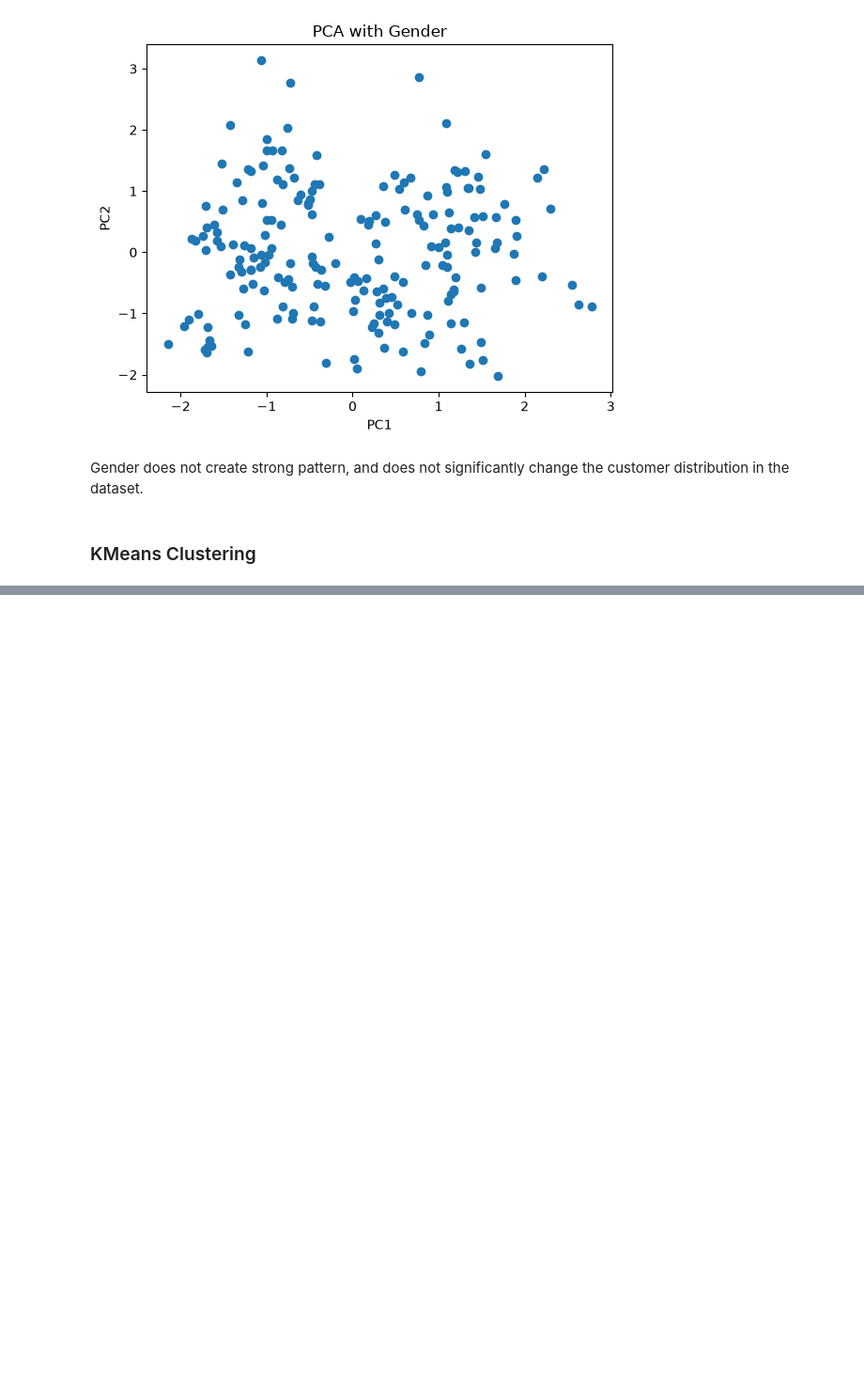
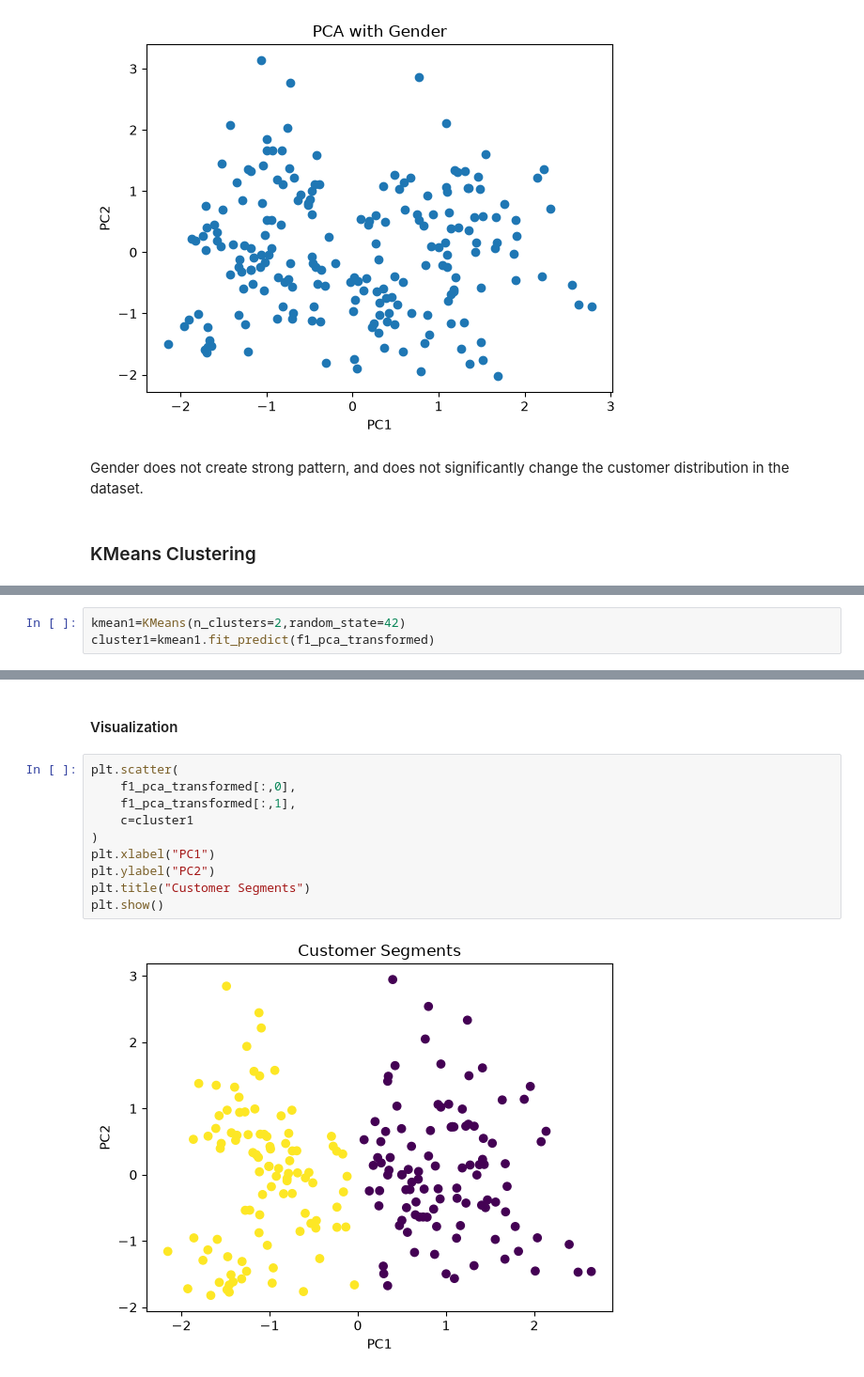
Before and after one commit to narendrajethi220/Customer-Segmentation-Behavior-Analysis-System, a Jupyter notebook: notebook/eda.ipynb, the cells around one changed output, grey strips where cells are left out. Shown at 94% size. Saved outputs shown, nothing was run; the diff lists cells and outputs as text; blank space fills up the shorter version.

```diff
--- a/notebook/eda.ipynb
+++ b/notebook/eda.ipynb
@@ -285,0 +348,3 @@ cluster1=kmean1.fit_predict(f1_pca_transformed)
+# %%
+kmean1=KMeans(n_clusters=2,random_state=42)
+cluster1=kmean1.fit_predict(f1_pca_transformed)
@@ -285,0 +362,14 @@ cluster1=kmean1.fit_predict(f1_pca_transformed)
+# %% [markdown]
+#### Visualization
+# %%
+plt.scatter(
+    f1_pca_transformed[:,0],
+    f1_pca_transformed[:,1],
+    c=cluster1
+)
+plt.xlabel("PC1")
+plt.ylabel("PC2")
+plt.title("Customer Segments")
+plt.show()
+# %% [output]
+[figure, added]
```
Also changed, not shown: parts of 12 cells of this notebook.
